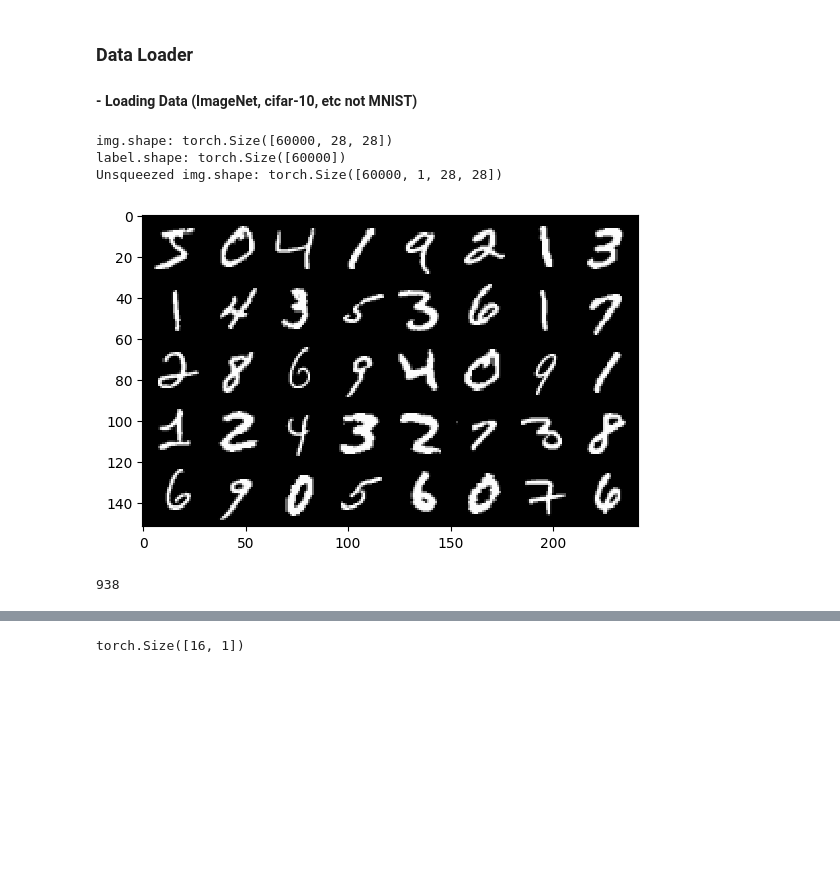
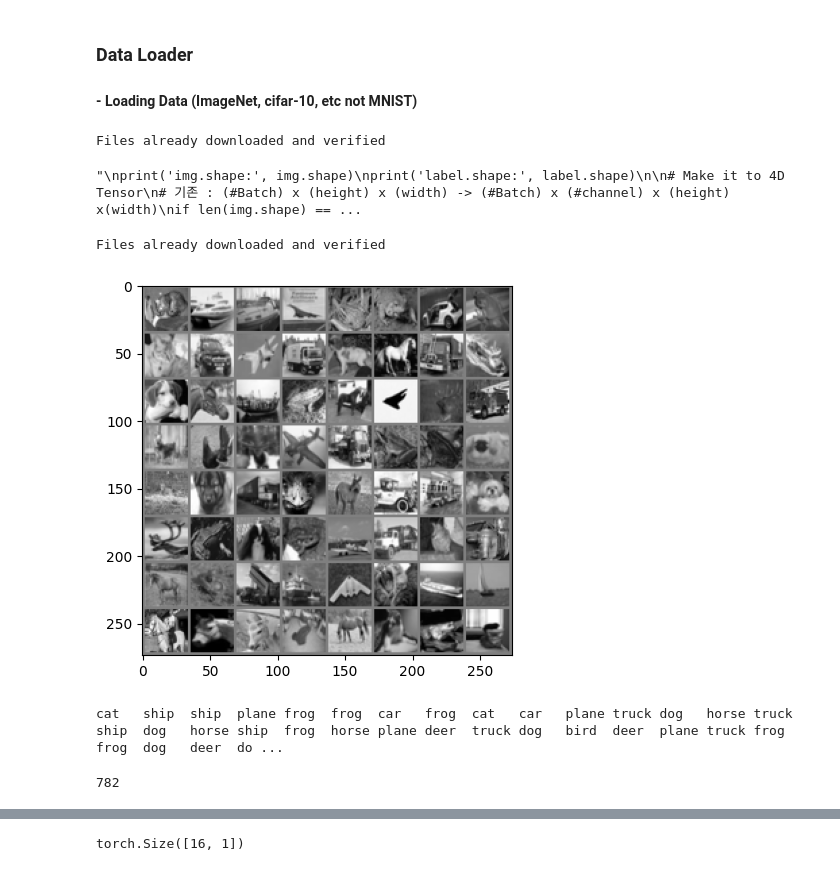
Before and after one commit to gggg8657/mylab, a Jupyter notebook: test_cGAN_otherdataset-Copy1.ipynb, the cells around one changed output, grey strips where cells are left out. Cells and saved outputs as stored; diff of their text form; code cells hidden in the pictures; blank space fills up the shorter version.

Commit message:
cGAN on cifar-10
cGAN on cifar-10

```diff
--- a/test_cGAN_otherdataset-Copy1.ipynb
+++ b/test_cGAN_otherdataset-Copy1.ipynb
@@ -23,18 +29,22 @@ device = torch.device('cuda' if torch.cuda.is_available() else 'cpu')
 # %%
 # Set Data path
-datapath = './data'
+# datapath = './data/cifar10'
 os.makedirs(datapath, exist_ok=True)
 
 # Pre-process
-trans = transforms.Compose([
+transform = transforms.Compose([
     transforms.ToTensor(),
-    transforms.Normalize([0.5], [0.5])
+    transforms.Normalize((0.5,0.5,0.5), (0.5,0.5,0.5)),
+    transforms.Grayscale(1)
 ])
 
 # Laod MNIST
-train_dataset = datasets.MNIST(datapath, train=True, download=True, transform=trans)
+train_dataset = datasets.CIFAR10(datapath, train=True, download=True, transform=transform)
+# %% [output]
+Files already downloaded and verified
 # %%
 img, label = train_dataset.data, train_dataset.targets
+'''
 print('img.shape:', img.shape)
 print('label.shape:', label.shape)
 
@@ -51,16 +61,54 @@ def show(img):
     img = img.transpose([1,2,0]) # C x H x W -> H x W x C
     plt.imshow(img, interpolation='nearest')
 show(img_grid)
+'''
 # %% [output]
-img.shape: torch.Size([60000, 28, 28])
-label.shape: torch.Size([60000])
-Unsqueezed img.shape: torch.Size([60000, 1, 28, 28])
+"\nprint('img.shape:', img.shape)\nprint('label.shape:', label.shape)\n\n# Make it to 4D Tensor\n# 기존 : (#Batch) x (height) x (width) -> (#Batch) x (#channel) x (height) x(width)\nif len(img.shape) == ...
-[figure, removed]
+# %%
+batch_size = 64
+
+train_loader = torch.utils.data.DataLoader(train_dataset, batch_size=batch_size,
+                                          shuffle=True, num_workers=2)
+
+test_dataset = datasets.CIFAR10(datapath, train=False,
+                                       download=True, transform=transform)
+test_loader = torch.utils.data.DataLoader(test_dataset, batch_size=batch_size,
+                                         shuffle=False, num_workers=2)
+
+classes = ('plane', 'car', 'bird', 'cat',
+           'deer', 'dog', 'frog', 'horse', 'ship', 'truck')
+# %% [output]
+Files already downloaded and verified
+# %%
+import matplotlib.pyplot as plt
+import numpy as np
+import torchvision
+
+# 이미지를 보여주기 위한 함수
+
+def imshow(img):
+    img = img / 2 + 0.5     # unnormalize
+    npimg = img.numpy()
+    plt.imshow(np.transpose(npimg, (1, 2, 0)))
+    plt.show()
+
+
+# 학습용 이미지를 무작위로 가져오기
+dataiter = iter(test_loader)
+images, labels = next(dataiter)
+
+# 이미지 보여주기
+imshow(torchvision.utils.make_grid(images))
+# 정답(label) 출력
+print(' '.join(f'{classes[labels[j]]:5s}' for j in range(batch_size)))
+# %% [output]
+[figure, added]
+cat   ship  ship  plane frog  frog  car   frog  cat   car   plane truck dog   horse truck ship  dog   horse ship  frog  horse plane deer  truck dog   bird  deer  plane truck frog  frog  dog   deer  do ...
 # %%
-train_loader = DataLoader(train_dataset, batch_size=64, shuffle=True)
+#train_loader = DataLoader(train_dataset, batch_size=64, shuffle=True)
 print(len(train_loader))
 # %% [output]
-938
+782
 # %%
 # set parameters
 params = {
```
Also changed, not shown: parts of 9 cells of this notebook.
